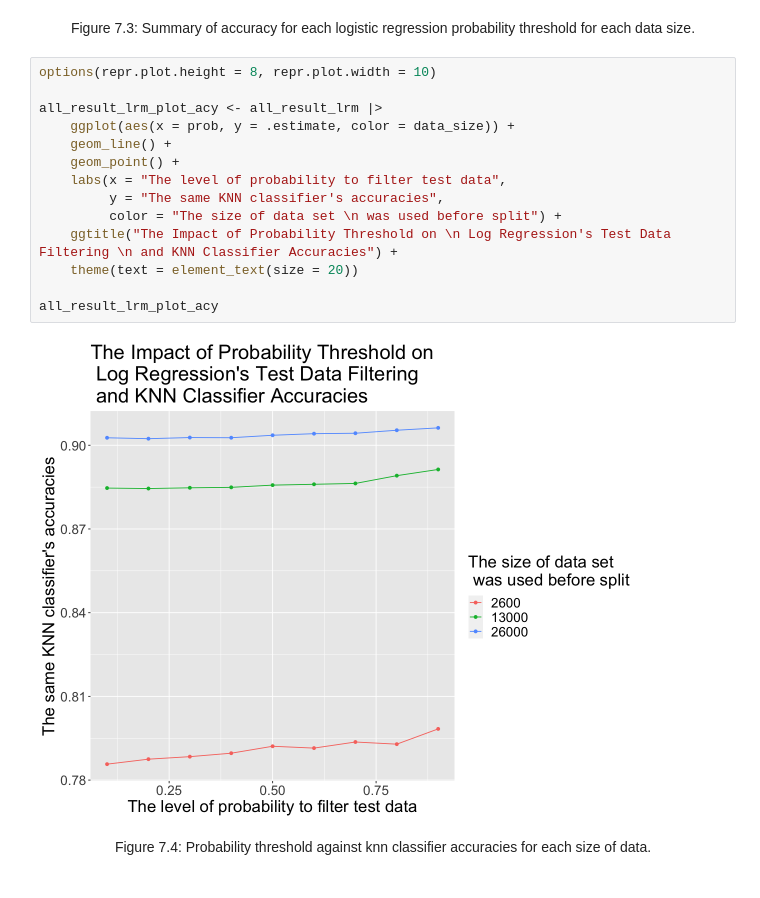
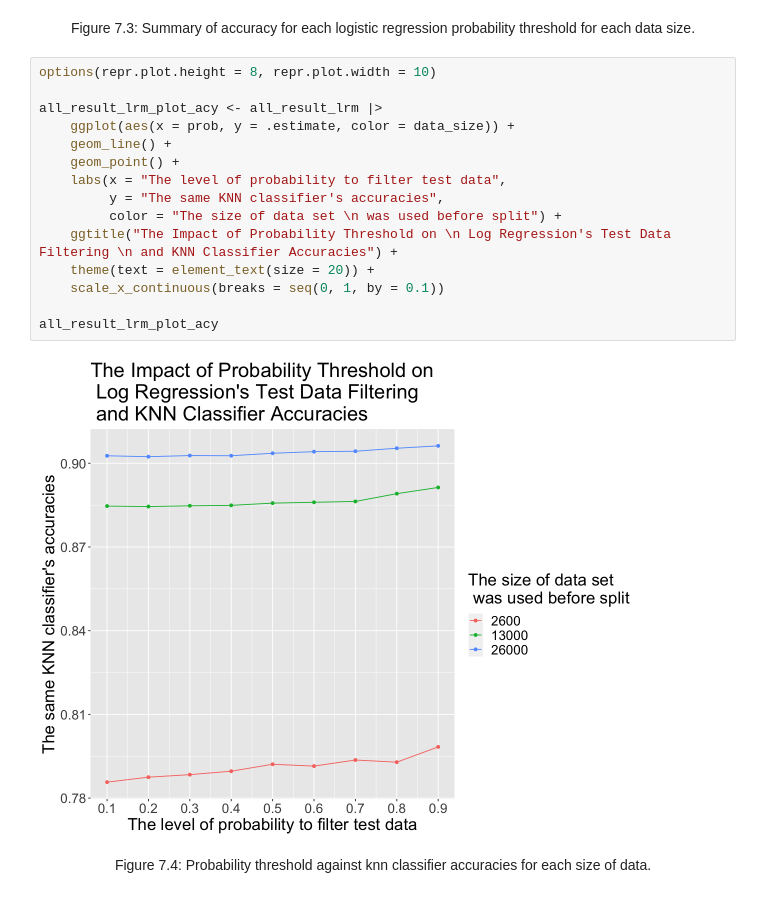
Before and after one commit to AllenCheng5186/DSCI100-Proj-Group50-23s1, a Jupyter notebook: Method_Result.ipynb, the cells around one changed output. Cells and saved outputs as stored; diff of their text form.

```diff
--- a/Method_Result.ipynb
+++ b/Method_Result.ipynb
@@ -1010,19 +1010,20 @@ A tibble: 6 × 7
 # %%
 options(repr.plot.height = 8, repr.plot.width = 10)
 
 all_result_lrm_plot_acy <- all_result_lrm |>
     ggplot(aes(x = prob, y = .estimate, color = data_size)) +
     geom_line() +
     geom_point() +
     labs(x = "The level of probability to filter test data",
          y = "The same KNN classifier's accuracies",
          color = "The size of data set \n was used before split") +
     ggtitle("The Impact of Probability Threshold on \n Log Regression's Test Data Filtering \n and KNN Classifier Accuracies") +
-    theme(text = element_text(size = 20))
+    theme(text = element_text(size = 20)) +
+    scale_x_continuous(breaks = seq(0, 1, by = 0.1))
 
 all_result_lrm_plot_acy
 # %% [output]
-[figure, old version]
+[figure, new version]
 # %% [markdown]
 <div align="center">Figure 7.4: Probability threshold against knn classifier accuracies for each size of data.
 # %%
```
Also changed, not shown: parts of 3 cells of this notebook.
